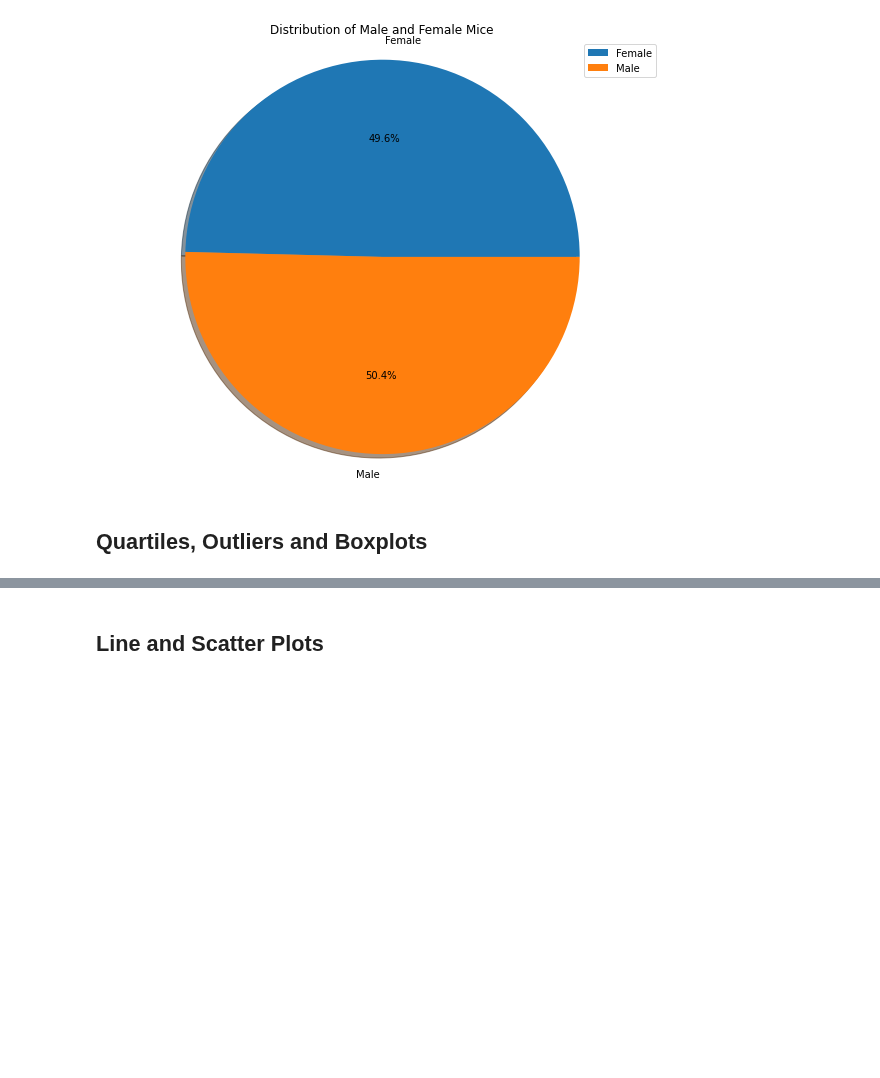
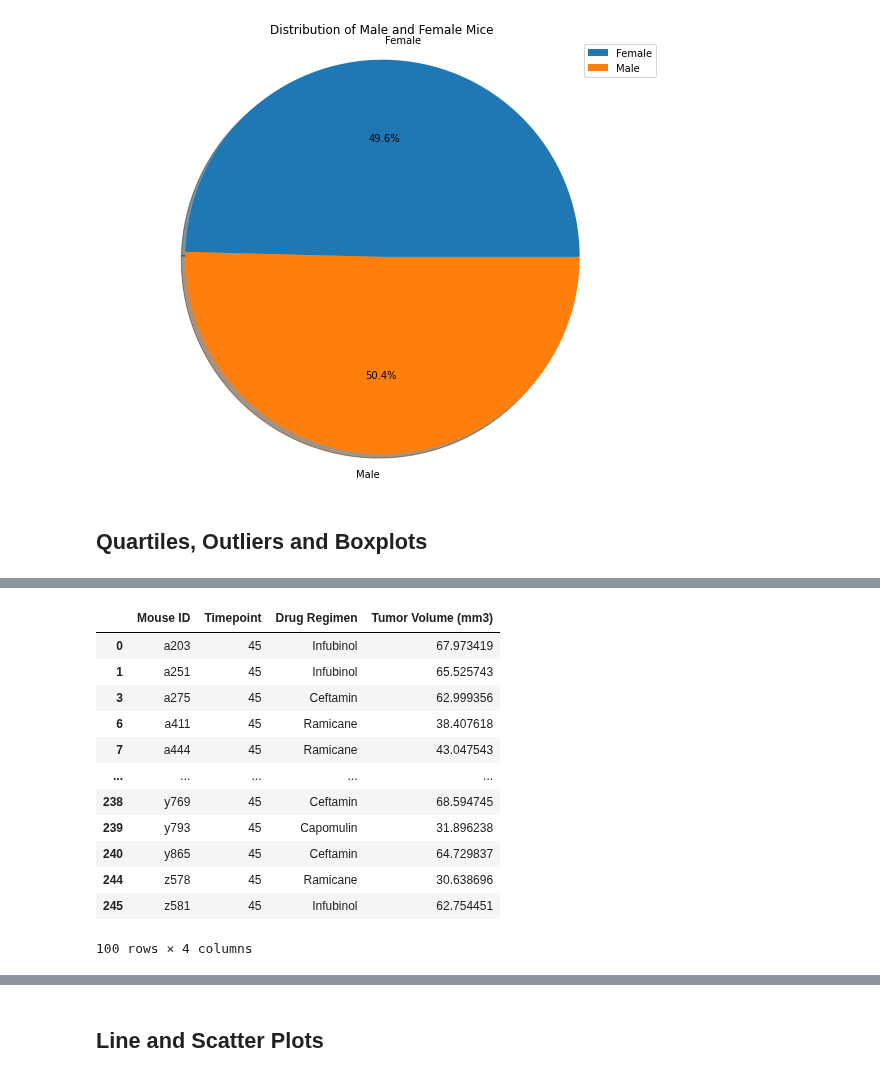
Before and after one commit to skumble27/matplotlib-challenge, a Jupyter notebook: Pymaceuticals/pymaceuticals_starter Draft8.ipynb, the cells around one changed output, grey strips where cells are left out. Cells and saved outputs as stored; diff of their text form; code cells hidden in the pictures; blank space fills up the shorter version.

```diff
--- a/Pymaceuticals/pymaceuticals_starter Draft8.ipynb
+++ b/Pymaceuticals/pymaceuticals_starter Draft8.ipynb
@@ -270,5 +270,9 @@ plt.show()
 
 # Start by getting the last (greatest) timepoint for each mouse
 
+# A groupby function will be initited based on Mouse ID
 
-# Merge this group df with the original dataframe to get the tumor volume at the last timepoint
+Mouse_ID_groupy_Timepoint_max = pd.DataFrame(cleaned_mouse_study_data.groupby('Mouse ID').max()['Timepoint'])
+
+Mouse_ID_groupy_Timepoint_max
+# With the above Data Frame, we have done a groupby on Mouse ID to get the maximum timepoint for each mouse which will vary from 0-45
@@ -275,3 +294,34 @@ plt.show()
+# %%
+# Merge this group df with the original dataframe to get the tumor volume at the last timepoint
+new_mouse_study_df = pd.merge(Mouse_ID_groupy_Timepoint_max,
+
+cleaned_mouse_study_data,on=('Mouse ID','Timepoint'),how='left')
+
+new_mouse_study_df.to_csv('data/new_mouse_study_df.csv')
+# %%
+# We will need to clean the dataframe by selecting specifically for Capomulin, Ramicane, Infubinol, and Ceftamin
+four_drug_treatments = new_mouse_study_df[(new_mouse_study_df['Drug Regimen']=='Capomulin')|(new_mouse_study_df['Drug Regimen']=='Ramicane')|(new_mouse_study_df['Drug Regimen']=='Infubinol')|(new_mouse_study_df['Drug Regimen']=='Ceftamin')]
+
+# Dropping irrelevant columns
+four_drug_treatments = four_drug_treatments.drop(['Sex','Age_months','Weight (g)','Metastatic Sites'], axis='columns')
+
+four_drug_treatments.to_csv('data/four_drug_treatments.csv')
+
+four_drug_treatments
+# %% [output]
+|  | Mouse ID | Timepoint | Drug Regimen | Tumor Volume (mm3) |
+| 0 | a203 | 45 | Infubinol | 67.973419 |
+| 1 | a251 | 45 | Infubinol | 65.525743 |
+| 3 | a275 | 45 | Ceftamin | 62.999356 |
+| 6 | a411 | 45 | Ramicane | 38.407618 |
+| 7 | a444 | 45 | Ramicane | 43.047543 |
+| ... | ... | ... | ... | ... |
+| 238 | y769 | 45 | Ceftamin | 68.594745 |
+| 239 | y793 | 45 | Capomulin | 31.896238 |
+| 240 | y865 | 45 | Ceftamin | 64.729837 |
+| 244 | z578 | 45 | Ramicane | 30.638696 |
+| 245 | z581 | 45 | Infubinol | 62.754451 |
+100 rows × 4 columns
 # %%
 # Put treatments into a list for for loop (and later for plot labels)
 
```
Also changed, not shown: parts of 3 cells of this notebook, 7 other files.
